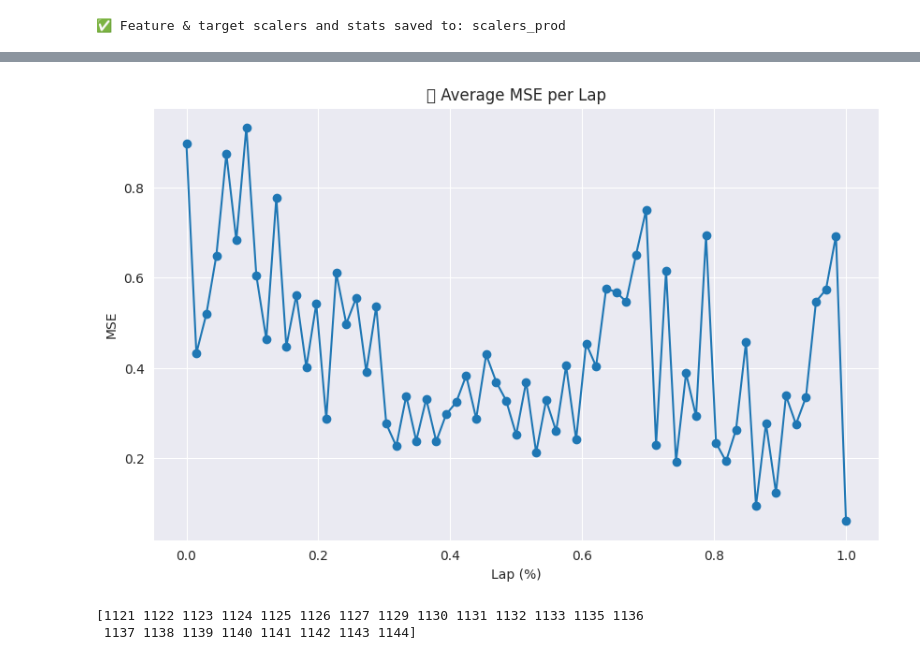
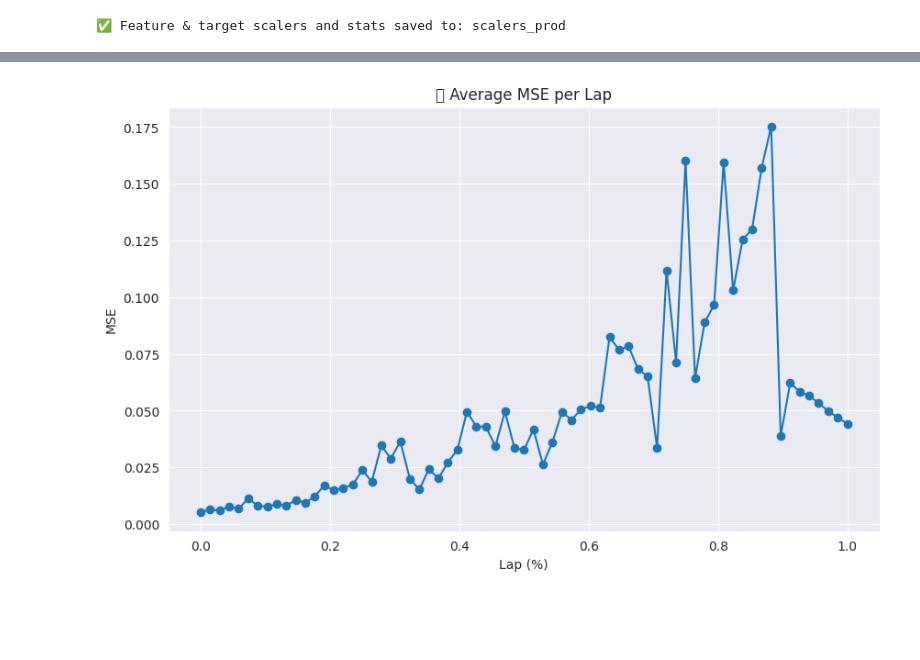
Before and after one commit to aash1999/f1-prediction, a Jupyter notebook: Codes/model_train.ipynb, the cells around one changed output, grey strips where cells are left out. Cells and saved outputs as stored; diff of their text form; code cells hidden in the pictures; blank space fills up the shorter version.

Commit message:
model training report

```diff
--- a/Codes/model_train.ipynb
+++ b/Codes/model_train.ipynb
@@ -1,9 +28,7 @@
 # %%
-import numpy as np
-import pandas as pd
-data_path = "../Dataset/final_df.xlsx"
 df = pd.read_excel(data_path)
-df.head(80)
+df = df[df["year"]>2010] # choosing data from 2010 to get the relevant race formats for the current races
+df.head()
 # %% [output]
 |  | Unnamed: 0 | raceId | driverId | lap | lap_position | lap_time | constructorId | number | ... |
 | 0 | 0 | 841 | 20 | 1 | 1 | 98.109 | 9.0 | 1.0 | ... |
@@ -228,3 +167,0 @@ dtype: int64
-# %%
-df1 = df1.dropna(subset=['constructorId'])
-df1.shape
@@ -254,5 +179,6 @@ df1["q3"].hist(bins =100)
 # %%
 df1 = df1.replace('\\N', np.nan)
+df1.dropna(inplace=True, axis=0)
 df1.isnull().sum()
 # %% [output]
 Unnamed: 0           0
@@ -297,2 +224,0 @@ plt.show()
-# %%
-df1 = df1[(df1["total_time"]<8000) & (df1["total_time"]>4000)]
@@ -984,29 +833,22 @@ import matplotlib.pyplot as plt
 import numpy as np
 import torch
 
-# Setup
 lap_list = sorted(test_df_scaled['lap'].unique())
 lap_mse = []
 
-# Load model
 model = LSTMWithStatic()
 model.load_state_dict(torch.load("best_lstm_model.pt"))
 model.eval()
 
-# Loop through laps
 for lap in lap_list:
     lap_df = test_df_scaled[test_df_scaled['lap'] == lap].copy()
     total_laps = test_df_scaled[test_df_scaled['lap'] == lap]["total_laps"]
-    # Skip if we don't have enough laps before this one
-    if lap < -1.420004:
+    if lap < -1.146307:
         continue
-
-    # Prepare sequences (last 5 laps) and static features
     seq_inputs = []
     static_inputs = []
     targets = []
     for driver_id in lap_df['driverId'].unique():
-        # Get last 5 laps for this driver
         driver_laps = test_df_scaled[(test_df_scaled['driverId'] == driver_id) & (test_df_scaled['lap'] <= lap)]
         if len(driver_laps) < 5:
             continue
@@ -1020,43 +862,32 @@ for lap in lap_list:
                     ]].values.astype(np.float32)
         target = driver_laps.iloc[-1]['total_time']
 
         seq_inputs.append(seq)
         static_inputs.append(static)
         targets.append(target)
 
     if len(seq_inputs) == 0:
         continue
 
-    # Convert to tensors
-    seq_tensor = torch.tensor(seq_inputs) #.unsqueeze(-1)  # shape: [B, 5, 1]
+    seq_tensor = torch.tensor(seq_inputs)
     static_tensor = torch.tensor(static_inputs)
     target_tensor = torch.tensor(targets)
 
-    # Predict
     with torch.no_grad():
         preds = model(seq_tensor, static_tensor).squeeze().numpy()
 
-    # Compute MSE
     mse = mean_squared_error(targets, preds)
     lap_mse.append((lap/total_laps, mse))
 
-# 📈 Plot
 laps_percent = np.linspace(0, 1, len(lap_mse))
 mse_vals = [m[1] for m in lap_mse]
 
 plt.figure(figsize=(10, 6))
 plt.plot(laps_percent, mse_vals, marker='o')
 plt.title("📊 Average MSE per Lap")
 plt.xlabel("Lap (%)")
 plt.ylabel("MSE")
 plt.grid(True)
 plt.show()
 # %% [output]
-[figure, old version]
+[figure, new version]
-# %%
-predict_df = df2[df2["year"]==2024]
-print(predict_df["raceId"].unique())
-predict_df  = predict_df[predict_df["raceId"]==1121]
-# %% [output]
-[1121 1122 1123 1124 1125 1126 1127 1129 1130 1131 1132 1133 1135 1136
- 1137 1138 1139 1140 1141 1142 1143 1144]
```
Also changed, not shown: parts of 74 cells of this notebook.
